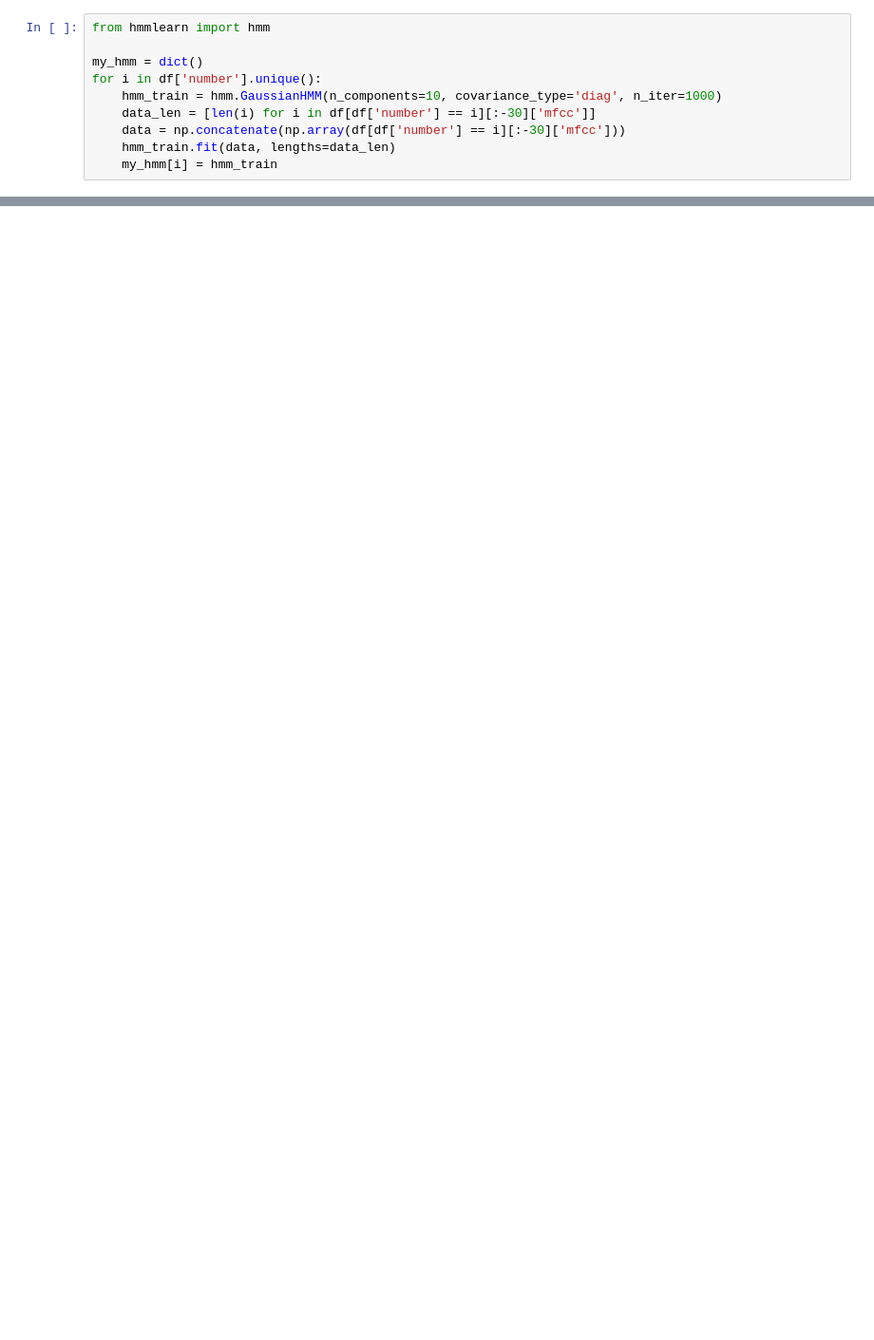
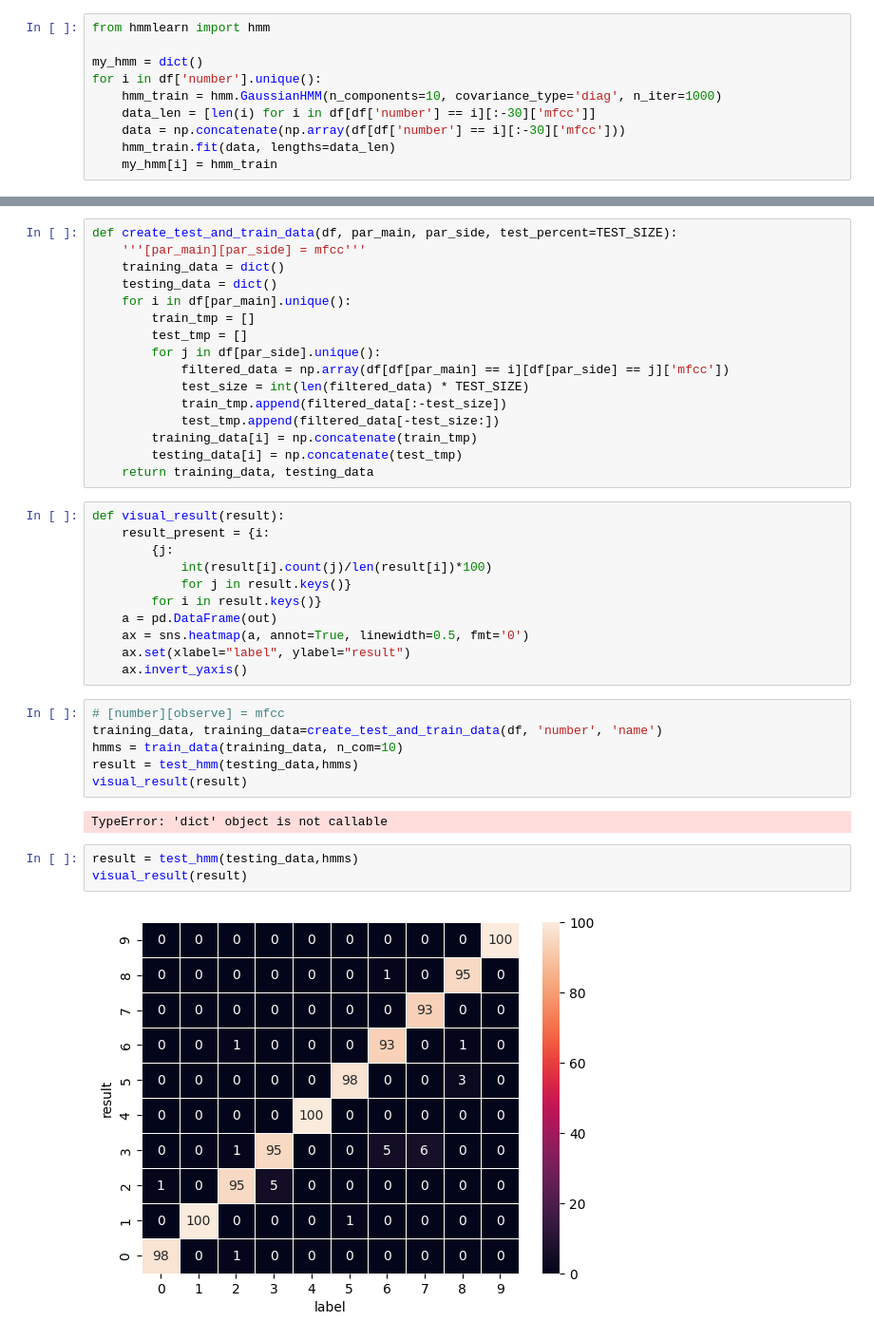
Before and after one commit to mvajhi/Introduction-to-Artificial-Intelligence-and-Machine-Learning, a Jupyter notebook: ca2/part1.ipynb, the cells around one changed output, grey strips where cells are left out. Shown at 95% size. Drawn from its saved outputs; the diff is of its cells as text; blank space fills up the shorter version.

```diff
--- a/ca2/part1.ipynb
+++ b/ca2/part1.ipynb
@@ -112,3 +168,43 @@ for i in df['number'].unique():
+# %%
+def create_test_and_train_data(df, par_main, par_side, test_percent=TEST_SIZE):
+    '''[par_main][par_side] = mfcc'''
+    training_data = dict()
+    testing_data = dict()
+    for i in df[par_main].unique():
+        train_tmp = []
+        test_tmp = []
+        for j in df[par_side].unique():
+            filtered_data = np.array(df[df[par_main] == i][df[par_side] == j]['mfcc'])
+            test_size = int(len(filtered_data) * TEST_SIZE)
+            train_tmp.append(filtered_data[:-test_size])
+            test_tmp.append(filtered_data[-test_size:])
+        training_data[i] = np.concatenate(train_tmp)
+        testing_data[i] = np.concatenate(test_tmp)
+    return training_data, testing_data
+# %%
+def visual_result(result):
+    result_present = {i:
+        {j:
+            int(result[i].count(j)/len(result[i])*100)
+            for j in result.keys()}
+        for i in result.keys()}
+    a = pd.DataFrame(out)
+    ax = sns.heatmap(a, annot=True, linewidth=0.5, fmt='0')
+    ax.set(xlabel="label", ylabel="result")
+    ax.invert_yaxis()
+# %%
+# [number][observe] = mfcc
+training_data, training_data=create_test_and_train_data(df, 'number', 'name')
+hmms = train_data(training_data, n_com=10)
+result = test_hmm(testing_data,hmms)
+visual_result(result)
+# %% [output]
+TypeError: 'dict' object is not callable
+# %%
+result = test_hmm(testing_data,hmms)
+visual_result(result)
+# %% [output]
+[figure, added]
 # %%
 my_hmm = dict()
 for num in df['number'].unique():
```
Also changed, not shown: parts of 9 cells of this notebook.
